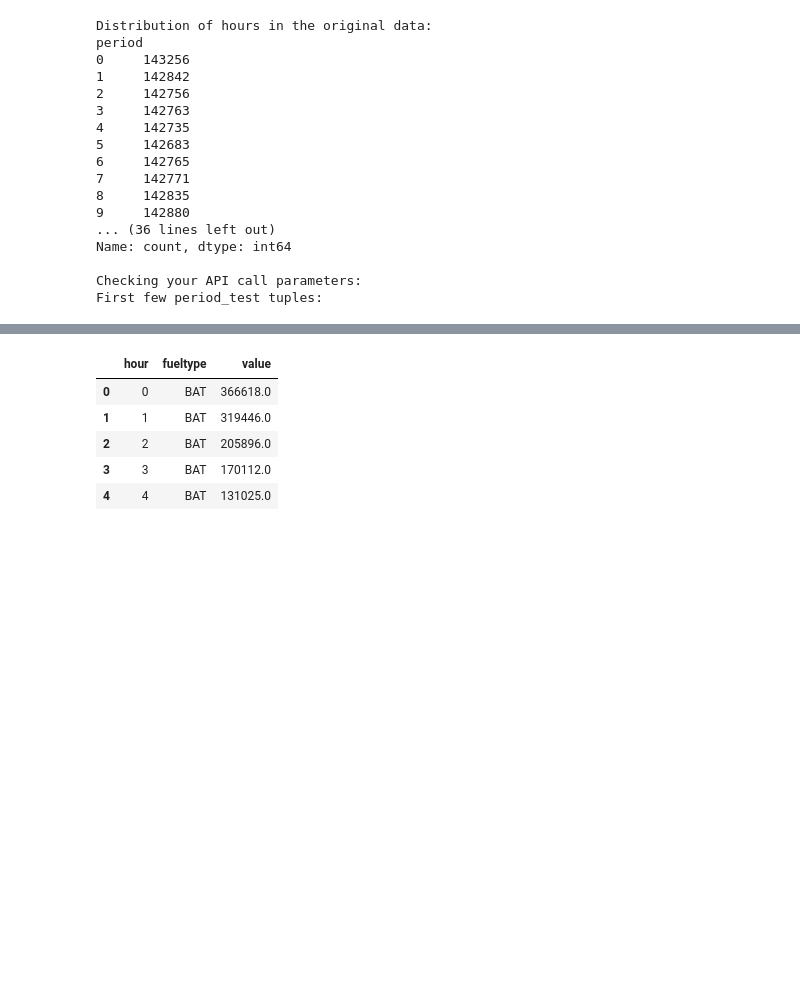
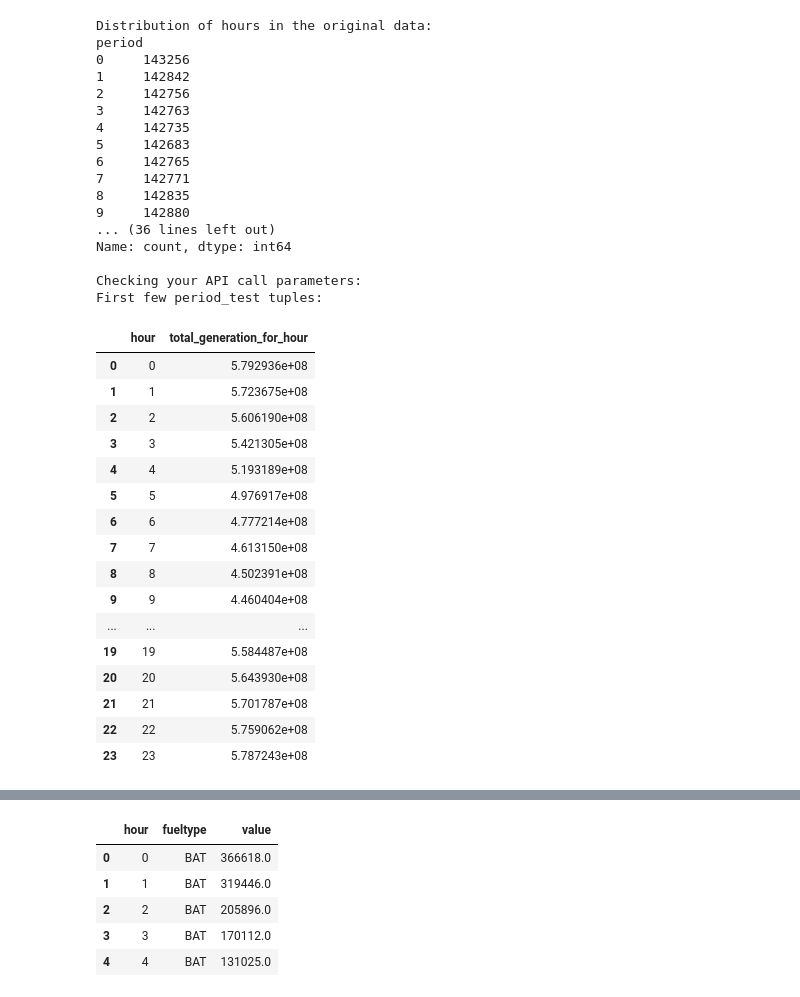
Before and after one commit to Yussufkadir/Energy_Analysis_Project, a Jupyter notebook: test.ipynb, the cells around one changed output, grey strips where cells are left out. Cells and saved outputs as stored; diff of their text form; code cells hidden in the pictures; blank space fills up the shorter version.

Commit message:
new analysis is done on the data.

```diff
--- a/test.ipynb
+++ b/test.ipynb
@@ -218,4 +215,29 @@ Name: count, dtype: int64
 
 Checking your API call parameters:
 First few period_test tuples:
+# %%
+## aggregating data into hourly generation throughout the day (all fuel types combined)
+total_hourly_generation = energy_df.groupby('hour')['value'].sum().reset_index()
+
+total_hourly_generation.rename(columns={'value': 'total_generation_for_hour'}, inplace=True)
+
+total_hourly_generation
+# %% [output]
+|  | hour | total_generation_for_hour |
+| 0 | 0 | 5.792936e+08 |
+| 1 | 1 | 5.723675e+08 |
+| 2 | 2 | 5.606190e+08 |
+| 3 | 3 | 5.421305e+08 |
+| 4 | 4 | 5.193189e+08 |
+| 5 | 5 | 4.976917e+08 |
+| 6 | 6 | 4.777214e+08 |
+| 7 | 7 | 4.613150e+08 |
+| 8 | 8 | 4.502391e+08 |
+| 9 | 9 | 4.460404e+08 |
+| ... | ... | ... |
+| 19 | 19 | 5.584487e+08 |
+| 20 | 20 | 5.643930e+08 |
+| 21 | 21 | 5.701787e+08 |
+| 22 | 22 | 5.759062e+08 |
+| 23 | 23 | 5.787243e+08 |
 # %%
```
Also changed, not shown: parts of 6 cells of this notebook, 1 other file.
